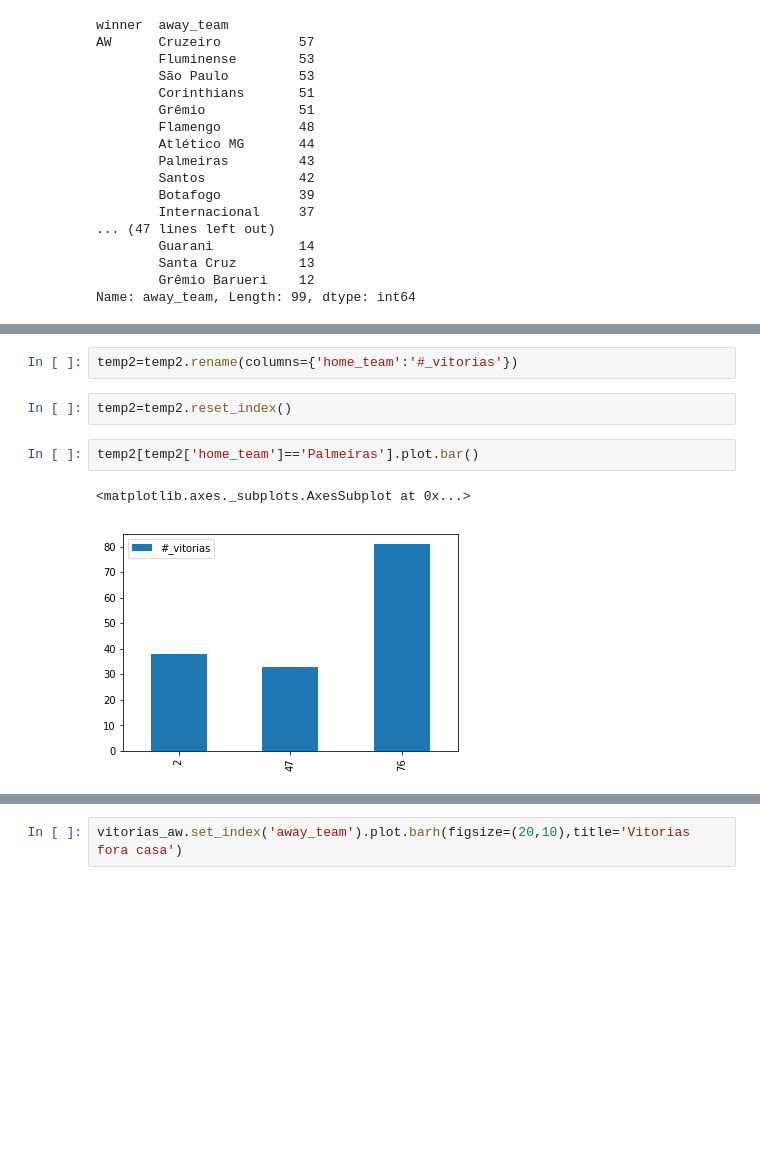
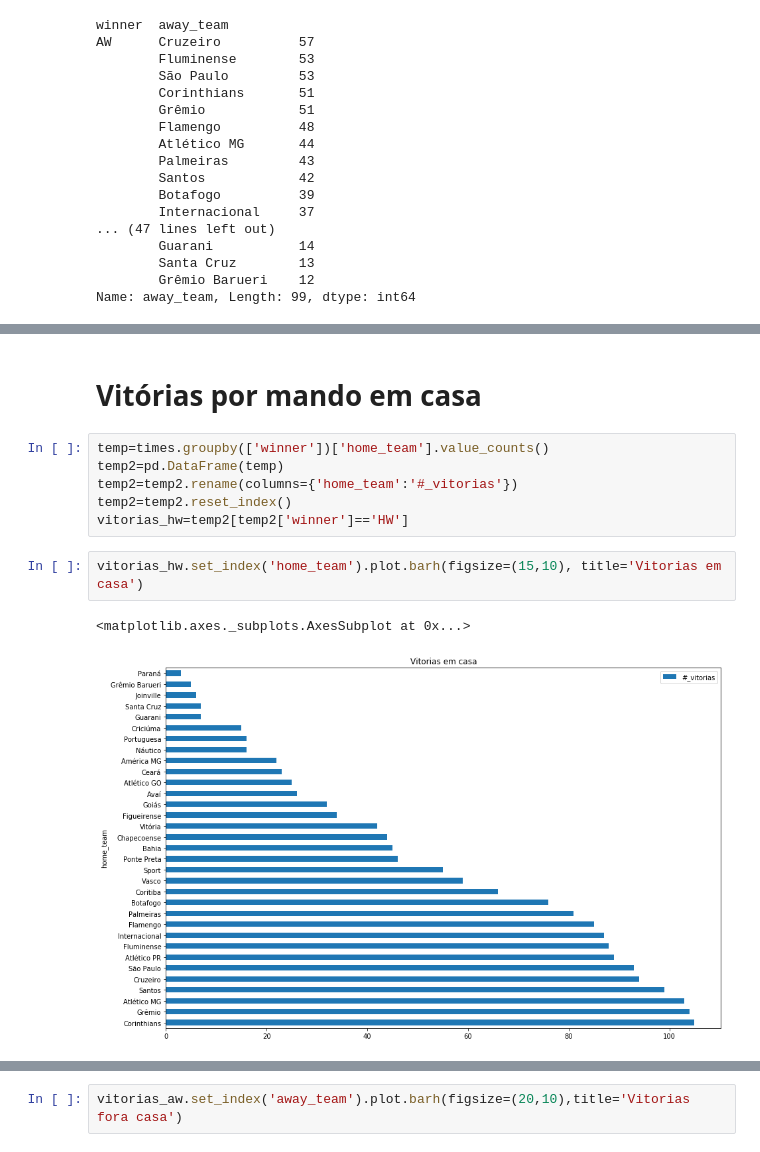
Before and after one commit to hlapa/brazilian_soccer_prediction, a Jupyter notebook: EDA.ipynb, the cells around one changed output, grey strips where cells are left out. Cells and saved outputs as stored; diff of their text form; blank space fills up the shorter version.

```diff
--- a/EDA.ipynb
+++ b/EDA.ipynb
@@ -160,9 +136,13 @@ temp2=pd.DataFrame(temp)
-# %%
-temp2=temp2.rename(columns={'home_team':'#_vitorias'})
-# %%
-temp2=temp2.reset_index()
-# %%
-temp2[temp2['home_team']=='Palmeiras'].plot.bar()
-# %% [output]
-<matplotlib.axes._subplots.AxesSubplot at 0x...>
-[figure, removed]
+# %% [markdown]
+# Vitórias por mando em casa
+# %%
+temp=times.groupby(['winner'])['home_team'].value_counts()
+temp2=pd.DataFrame(temp)
+temp2=temp2.rename(columns={'home_team':'#_vitorias'})
+temp2=temp2.reset_index()
+vitorias_hw=temp2[temp2['winner']=='HW']
+# %%
+vitorias_hw.set_index('home_team').plot.barh(figsize=(15,10), title='Vitorias em casa')
+# %% [output]
+<matplotlib.axes._subplots.AxesSubplot at 0x...>
+[figure, added]
```
Also changed, not shown: parts of 20 cells of this notebook.
